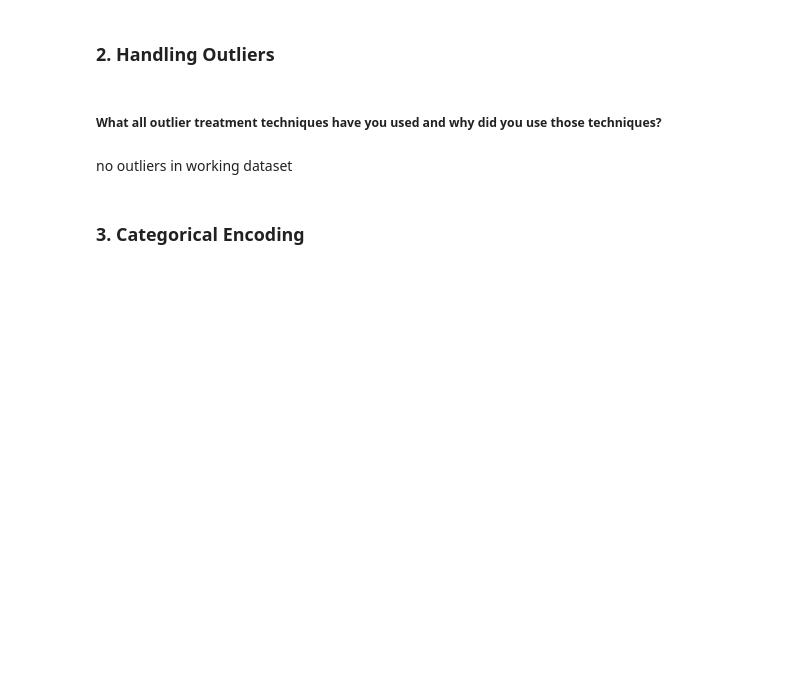
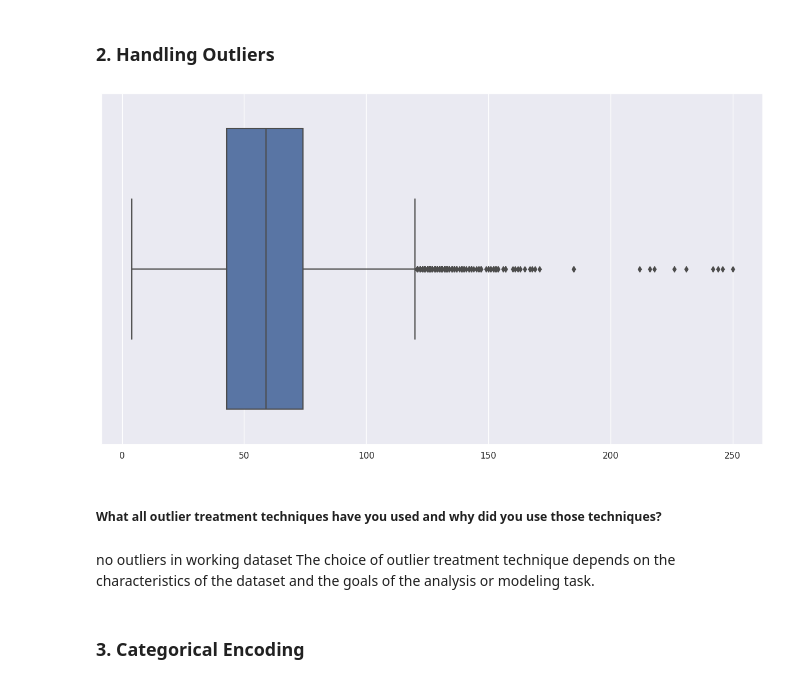
Before and after one commit to Pawanme9034/Sentiment_Analysis_Predicting_sentiment_of_COVID-19_tweets, a Jupyter notebook: Sentiment_Analysis_Predicting_sentiment_of_COVID_19_tweets.ipynb, the cells around one changed output. Saved outputs shown, nothing was run; the diff lists cells and outputs as text; code cells hidden in the pictures; blank space fills up the shorter version.

```diff
--- a/Sentiment_Analysis_Predicting_sentiment_of_COVID_19_tweets.ipynb
+++ b/Sentiment_Analysis_Predicting_sentiment_of_COVID_19_tweets.ipynb
@@ -757,0 +1005,24 @@ else:
+# %%
+from scipy.stats import wilcoxon
+from sklearn.preprocessing import LabelEncoder
+
+# Encode sentiment categories into numerical values
+label_encoder = LabelEncoder()
+df['SentimentNumeric'] = label_encoder.fit_transform(df['Sentiment'])
+
+# Filter tweets with and without the #Coronavirus hashtag
+weekday_sentiments = df[df['WeekdayOrWeekend'] == 'Weekday']['SentimentNumeric'].dropna()
+weekend_sentiments = df[df['WeekdayOrWeekend'] == 'Weekend']['SentimentNumeric'].dropna()
+
+# Check for missing values again
+print("Missing values in weekday_sentiments:", weekday_sentiments.isnull().sum())
+print("Missing values in weekend_sentiments:", weekend_sentiments.isnull().sum())
+
+# Make the lengths of both samples equal
+min_len = min(len(weekday_sentiments), len(weekend_sentiments))
+weekday_sentiments = weekday_sentiments.sample(min_len, random_state=1)
+weekend_sentiments = weekend_sentiments.sample(min_len, random_state=1)
+
+# Perform Wilcoxon signed-rank test
+statistic, p_value = wilcoxon(weekday_sentiments, weekend_sentiments)
+print(f"Wilcoxon signed-rank test: statistic = {statistic}, p-value = {p_value}")
@@ -780,10 +1060,15 @@ no missing values in working dataset
 ### 2. Handling Outliers
 # %%
 # Handling Outliers & Outlier treatments
+sns.boxplot(x=tweet_len, data=df)
+plt.show()
+# %% [output]
+[figure, added]
 # %% [markdown]
 ##### What all outlier treatment techniques have you used and why did you use those techniques?
-# %% [markdown]
-no outliers in working dataset
+# %% [markdown]
+no outliers in working dataset
+The choice of outlier treatment technique depends on the characteristics of the dataset and the goals of the analysis or modeling task.
 # %% [markdown]
 ### 3. Categorical Encoding
 # %%
```
Also changed, not shown: parts of 136 cells of this notebook.
